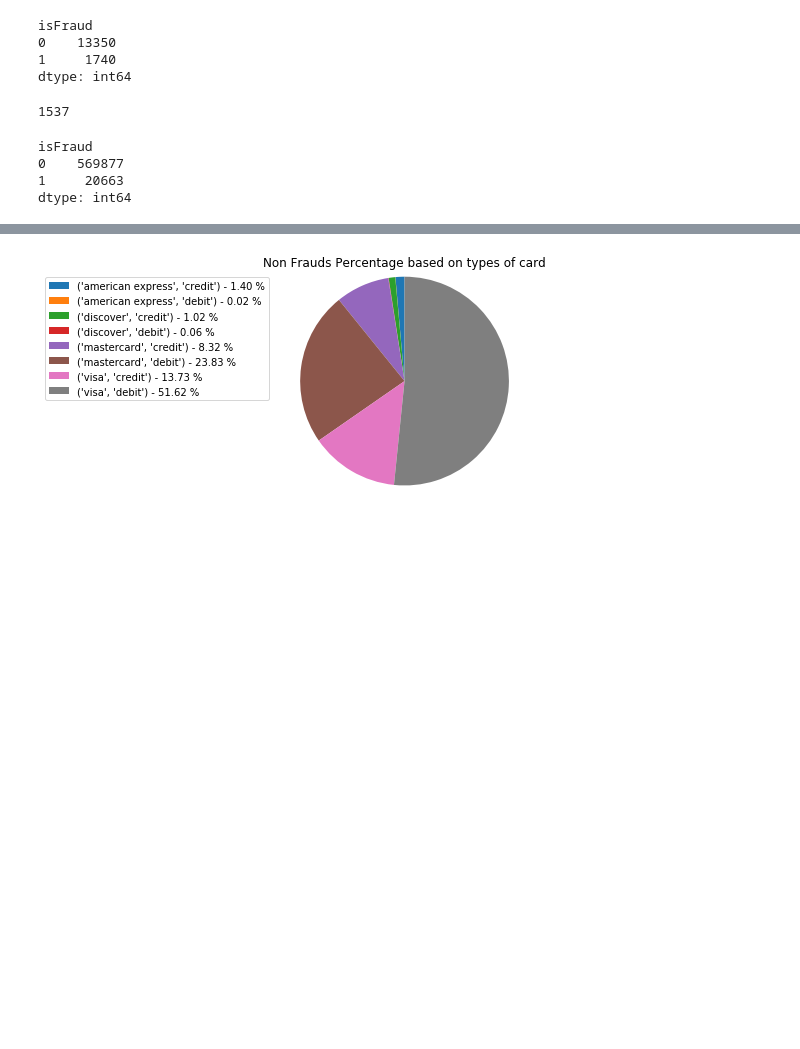
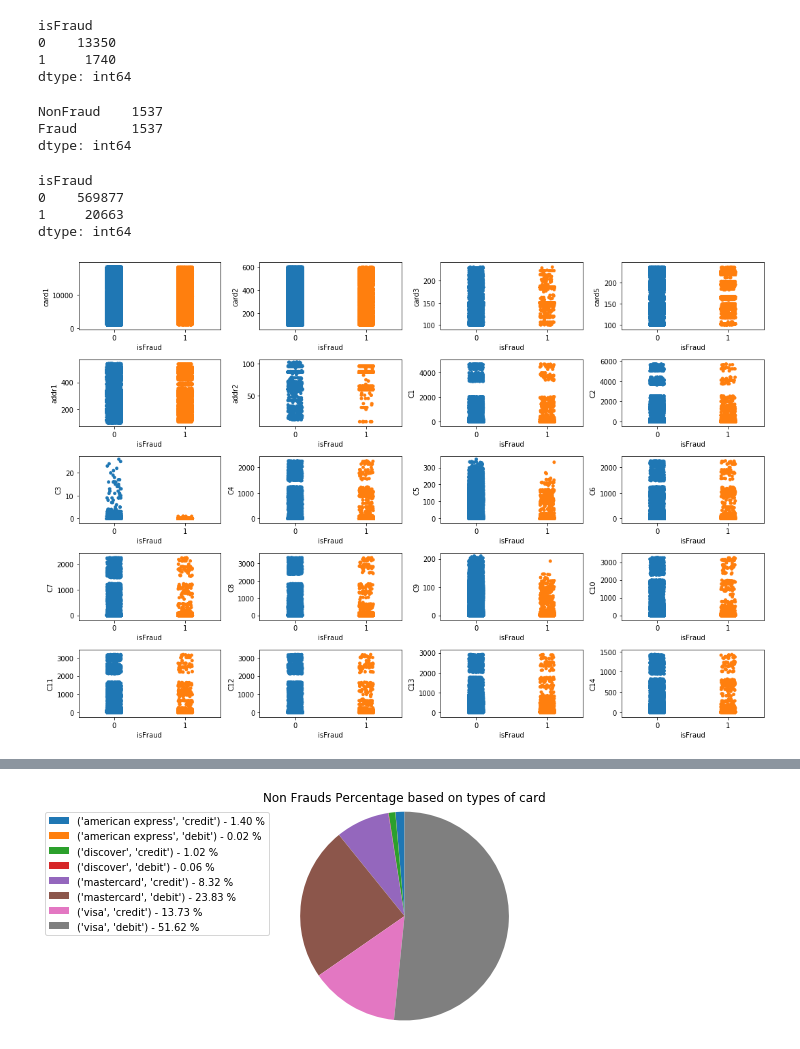
Before and after one commit to Suman-Saini/CapstoneProject_1, a Jupyter notebook: DataWrangling/Data Wrangling.ipynb, the cells around one changed output, grey strips where cells are left out. Saved outputs shown, nothing was run; the diff lists cells and outputs as text; code cells hidden in the pictures; blank space fills up the shorter version.

```diff
--- a/DataWrangling/Data Wrangling.ipynb
+++ b/DataWrangling/Data Wrangling.ipynb
@@ -40,7 +40,8 @@ df_identity['DeviceType'].loc[df_identity['DeviceInfo'].isin(['Windows','rv:11.0
 ####################################################################################
 
 # Adding new column TransactionDay by calculating the value from TransactionDT column
-df_transaction['TransactionDay']=(round(df_transaction['TransactionDT']/60/60/24)).astype(int)
+# math.ceil returns smallest integer greater than the provided value.
+df_transaction['TransactionDay']=np.ceil(df_transaction['TransactionDT']/60/60/24).astype('int')
 
 # Replacing NaN values of card4 based on common card1 values
 df_transaction.loc[df_transaction.card4.isnull(), 'card4'] = \
@@ -116,11 +115,13 @@ isFraud
 dtype: int64
 # %%
 # Number of cards having both frauds and non-frauds
-d = dataset.groupby(['card1', 'isFraud']).size().unstack('isFraud').fillna(0).reset_index()
-d.columns =['card1','NonFraud','Fraud']
-d[(d.Fraud!= 0) & (d.NonFraud !=0)]['card1'].count()
+d = dataset.groupby(['card1', 'isFraud']).size().unstack('isFraud').fillna(0)#.reset_index()
+d.columns =['NonFraud','Fraud']
+d[(d.Fraud!= 0) & (d.NonFraud !=0)].count()
 # %% [output]
-1537
+NonFraud    1537
+Fraud       1537
+dtype: int64
 # %%
 # Number of transactions having fraud and no frauds
 dataset.groupby(['TransactionID','card1', 'isFraud']).size().unstack('isFraud').count()
@@ -129,3 +130,28 @@ isFraud
 0    569877
 1     20663
 dtype: int64
+# %%
+fig, ax = plt.subplots(nrows=5,ncols=4,figsize=(15,15))
+sns.stripplot(x='isFraud',y='card1',data=dataset,jitter=True,ax=ax[0][0])
+sns.stripplot(x='isFraud',y='card2',data=dataset,jitter=True,ax=ax[0][1])
+sns.stripplot(x='isFraud',y='card3',data=dataset,jitter=True,ax=ax[0][2])
+sns.stripplot(x='isFraud',y='card5',data=dataset,jitter=True,ax=ax[0][3])
+sns.stripplot(x='isFraud',y='addr1',data=dataset,jitter=True,ax=ax[1][0])
+sns.stripplot(x='isFraud',y='addr2',data=dataset,jitter=True,ax=ax[1][1])
+sns.stripplot(x='isFraud',y='C1',data=dataset,jitter=True,ax=ax[1][2])
+sns.stripplot(x='isFraud',y='C2',data=dataset,jitter=True,ax=ax[1][3])
+sns.stripplot(x='isFraud',y='C3',data=dataset,jitter=True,ax=ax[2][0])
+sns.stripplot(x='isFraud',y='C4',data=dataset,jitter=True,ax=ax[2][1])
+sns.stripplot(x='isFraud',y='C5',data=dataset,jitter=True,ax=ax[2][2])
+sns.stripplot(x='isFraud',y='C6',data=dataset,jitter=True,ax=ax[2][3])
+sns.stripplot(x='isFraud',y='C7',data=dataset,jitter=True,ax=ax[3][0])
+sns.stripplot(x='isFraud',y='C8',data=dataset,jitter=True,ax=ax[3][1])
+sns.stripplot(x='isFraud',y='C9',data=dataset,jitter=True,ax=ax[3][2])
+sns.stripplot(x='isFraud',y='C10',data=dataset,jitter=True,ax=ax[3][3])
+sns.stripplot(x='isFraud',y='C11',data=dataset,jitter=True,ax=ax[4][0])
+sns.stripplot(x='isFraud',y='C12',data=dataset,jitter=True,ax=ax[4][1])
+sns.stripplot(x='isFraud',y='C13',data=dataset,jitter=True,ax=ax[4][2])
+sns.stripplot(x='isFraud',y='C14',data=dataset,jitter=True,ax=ax[4][3])
+plt.tight_layout()
+# %% [output]
+[figure, added]
```
Also changed, not shown: parts of 30 cells of this notebook.
